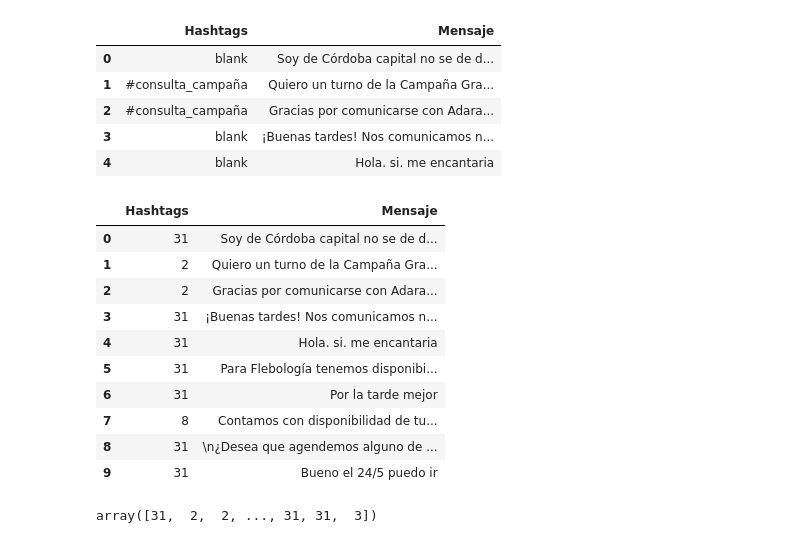
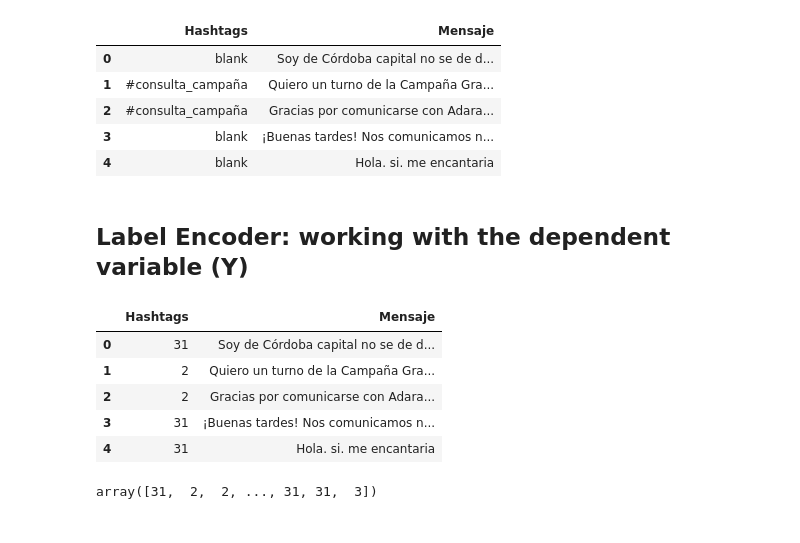
Before and after one commit to bubjanes/NLP_Spanish, a Jupyter notebook: adara_hashtag_classification.ipynb, the cells around one changed output. Cells and saved outputs as stored; diff of their text form; code cells hidden in the pictures.

```diff
--- a/adara_hashtag_classification.ipynb
+++ b/adara_hashtag_classification.ipynb
@@ -94,21 +87,18 @@ dfle.head(5)
 | 2 | #consulta_campaña | Gracias por comunicarse con Adara... |
 | 3 | blank | ¡Buenas tardes! Nos comunicamos n... |
 | 4 | blank | Hola. si. me encantaria |
+# %% [markdown]
+## Label Encoder: working with the dependent variable (Y)
 # %%
 dfle.Hashtags = le.fit_transform(dfle.Hashtags)
-dfle.head(10)
+dfle.head(5)
 # %% [output]
 |  | Hashtags | Mensaje |
 | 0 | 31 | Soy de Córdoba capital no se de d... |
 | 1 | 2 | Quiero un turno de la Campaña Gra... |
 | 2 | 2 | Gracias por comunicarse con Adara... |
 | 3 | 31 | ¡Buenas tardes! Nos comunicamos n... |
 | 4 | 31 | Hola. si. me encantaria |
-| 5 | 31 | Para Flebología tenemos disponibi... |
-| 6 | 31 | Por la tarde mejor |
-| 7 | 8 | Contamos con disponibilidad de tu... |
-| 8 | 31 | \n¿Desea que agendemos alguno de ... |
-| 9 | 31 | Bueno el 24/5 puedo ir |
 # %%
 Y = dfle['Hashtags'].values
 Y
```
Also changed, not shown: parts of 6 cells of this notebook.
